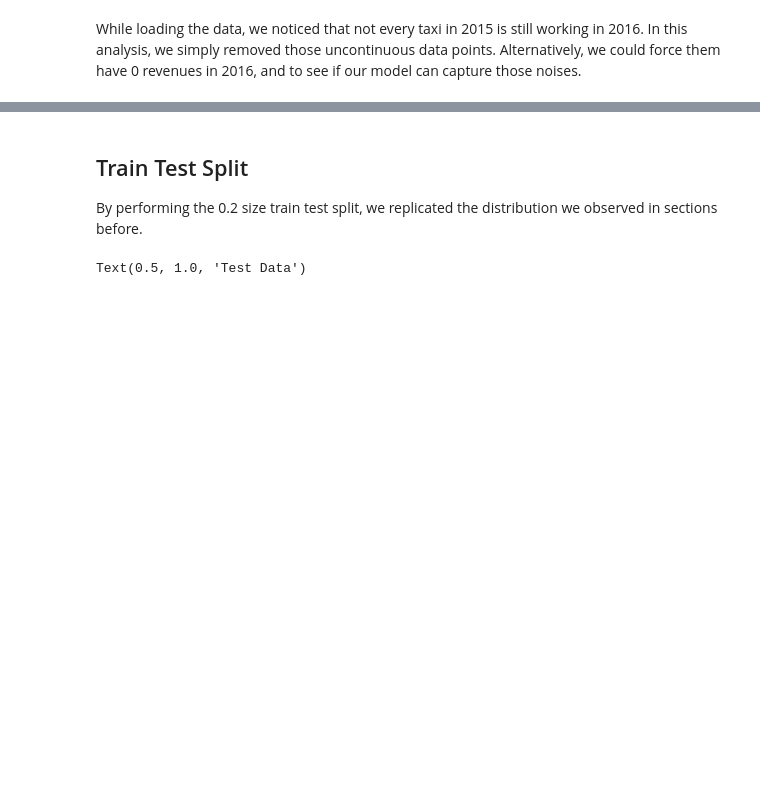
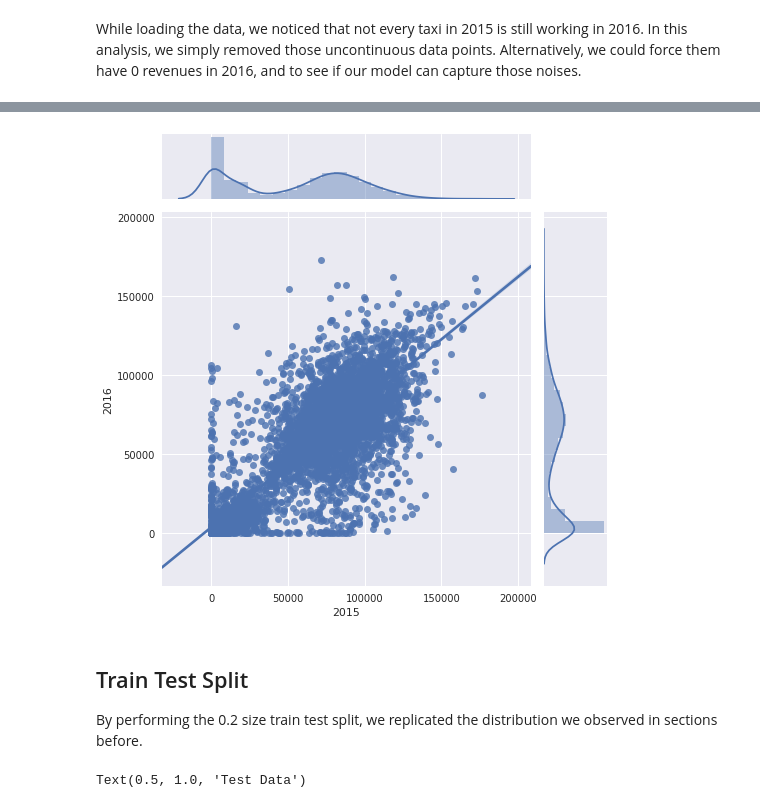
Before and after one commit to yihengli/chitaxi, a Jupyter notebook: examples/Chitaxi-03-Baseline.ipynb, the cells around one changed output, grey strips where cells are left out. Cells and saved outputs as stored; diff of their text form; code cells hidden in the pictures; blank space fills up the shorter version.

Commit message:
📈 Added comparison plot

```diff
--- a/examples/Chitaxi-03-Baseline.ipynb
+++ b/examples/Chitaxi-03-Baseline.ipynb
@@ -55,3 +58,16 @@ While loading the data, we noticed that not every taxi in 2015 is still working
+# %%
+y2015 = df_2015[['total_sum_' + str(i+1) for i in range(12)]].sum(axis=1)
+# %%
+df_two = pd.merge(pd.DataFrame(y2015), df_2016, left_index=True, right_index=True)
+df_two.columns = ['2015', '2016']
+# %%
+import warnings
+
+with warnings.catch_warnings():
+    warnings.simplefilter("ignore")
+    g = sns.jointplot("2015", "2016", data=df_two, kind="reg",height=7)
+# %% [output]
+[figure, added]
 # %% [markdown]
 ## Train Test Split
 
```
Also changed, not shown: parts of 3 cells of this notebook.
